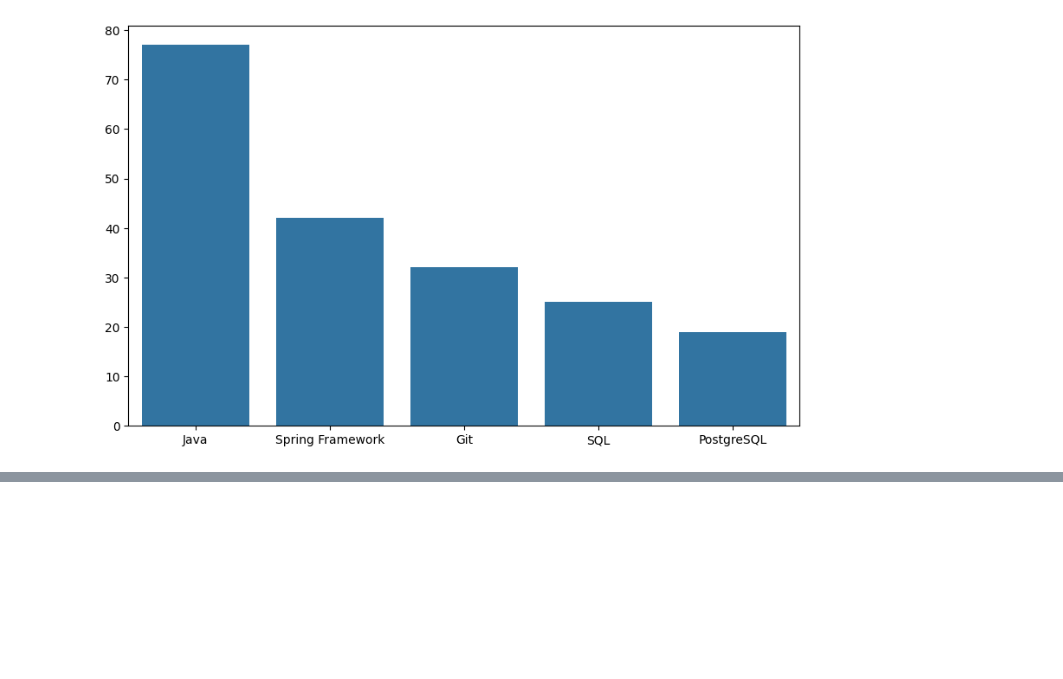
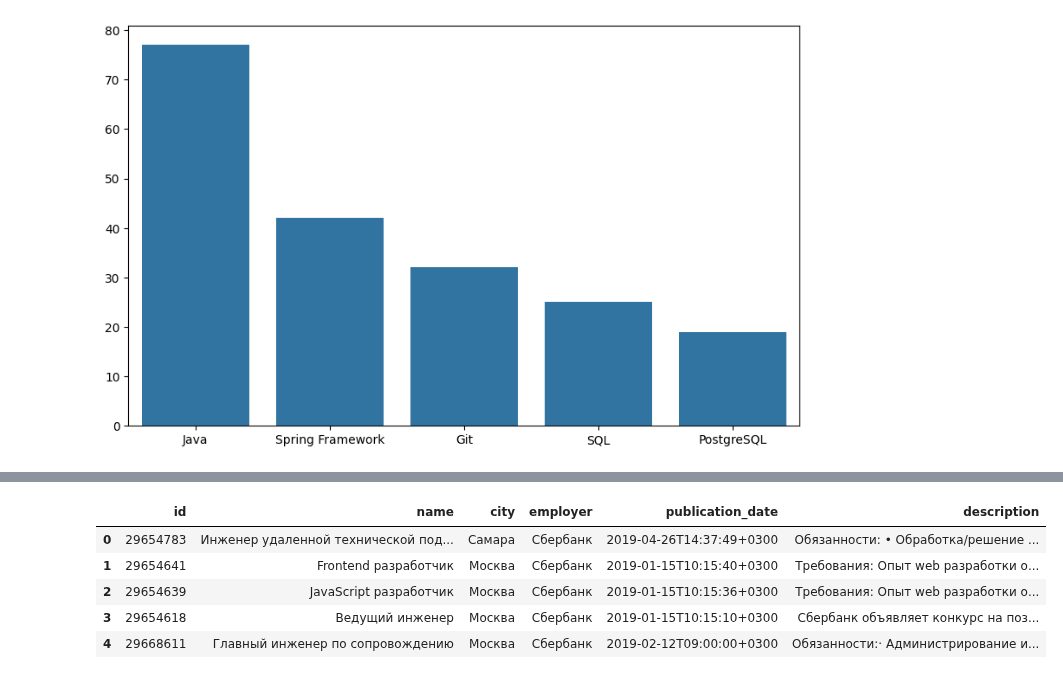
Before and after one commit to BardRimon/Study, a Jupyter notebook: Introduction_in_NLP/Задание_6_Александр_Клюкин.ipynb.ipynb, the cells around one changed output, grey strips where cells are left out. Cells and saved outputs as stored; diff of their text form; code cells hidden in the pictures; blank space fills up the shorter version.

```diff
--- a/Introduction_in_NLP/Задание_6_Александр_Клюкин.ipynb.ipynb
+++ b/Introduction_in_NLP/Задание_6_Александр_Клюкин.ipynb.ipynb
@@ -201,0 +226,4 @@ sns.barplot(x=list(sorted_statistic.keys())[:5], y=list(sorted_statistic.values(
+# %%
+import pandas as pd
+df_vacancies = pd.read_csv('vacancies.csv')
+df_vacancies.info()
@@ -201,0 +244,9 @@ sns.barplot(x=list(sorted_statistic.keys())[:5], y=list(sorted_statistic.values(
+# %%
+df_vacancies.head()
+# %% [output]
+|  | id | name | city | employer | publication_date | description |
+| 0 | 29654783 | Инженер удаленной технической под... | Самара | Сбербанк | 2019-04-26T14:37:49+0300 | Обязанности: • Обработка/решение ... |
+| 1 | 29654641 | Frontend разработчик | Москва | Сбербанк | 2019-01-15T10:15:40+0300 | Требования: Опыт web разработки о... |
+| 2 | 29654639 | JavaScript разработчик | Москва | Сбербанк | 2019-01-15T10:15:36+0300 | Требования: Опыт web разработки о... |
+| 3 | 29654618 | Ведущий инженер | Москва | Сбербанк | 2019-01-15T10:15:10+0300 | Сбербанк объявляет конкурс на поз... |
+| 4 | 29668611 | Главный инженер по сопровождению | Москва | Сбербанк | 2019-02-12T09:00:00+0300 | Обязанности:· Администрирование и... |
```
Also changed, not shown: parts of 15 cells of this notebook.
